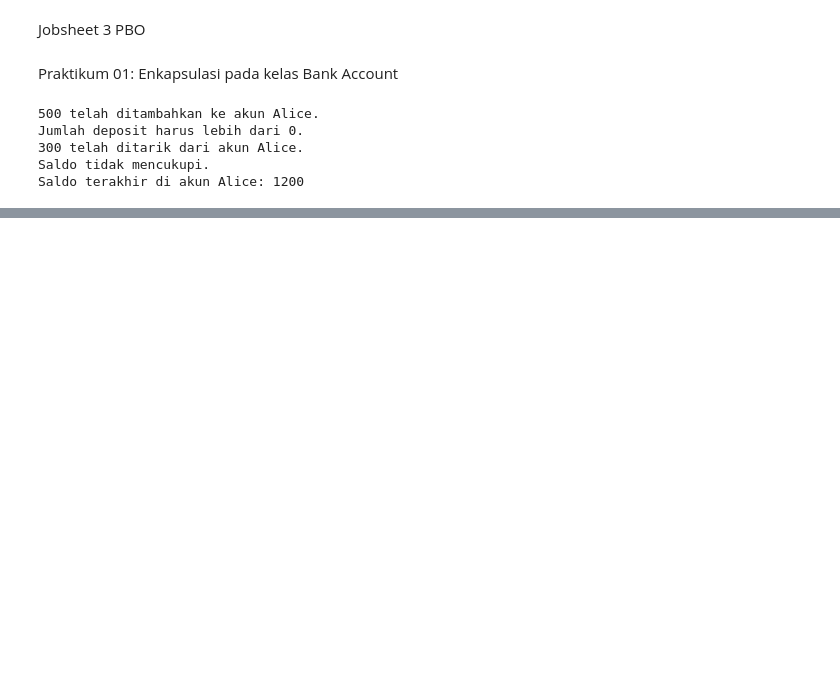
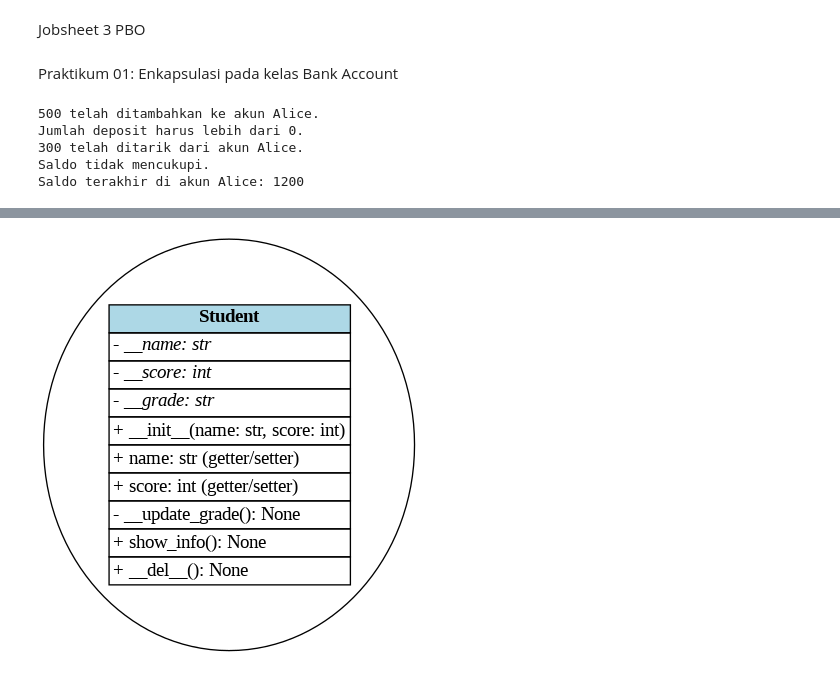
Before and after one commit to AlmahdiPen/2025_PBO_TI-1A, a Jupyter notebook: Jobsheet3.ipynb, the cells around one changed output, grey strips where cells are left out. Cells and saved outputs as stored; diff of their text form; code cells hidden in the pictures; blank space fills up the shorter version.

```diff
--- a/Jobsheet3.ipynb
+++ b/Jobsheet3.ipynb
@@ -60,0 +446,31 @@ Saldo terakhir di akun Alice: 1200
+# %%
+# Install graphviz jika belum terpasang
+!pip install graphviz
+
+from graphviz import Digraph
+from IPython.display import Image
+
+# Buat objek diagram
+dot = Digraph('Student UML', format='png')
+
+# Tambahkan node untuk kelas Student menggunakan HTML-like label
+dot.node('Student', '''<
+<TABLE BORDER="0" CELLBORDER="1" CELLSPACING="0">
+  <TR><TD BGCOLOR="lightblue"><B>Student</B></TD></TR>
+  <TR><TD ALIGN="LEFT"><I>- __name: str</I></TD></TR>
+  <TR><TD ALIGN="LEFT"><I>- __score: int</I></TD></TR>
+  <TR><TD ALIGN="LEFT"><I>- __grade: str</I></TD></TR>
+  <TR><TD ALIGN="LEFT">+ __init__(name: str, score: int)</TD></TR>
+  <TR><TD ALIGN="LEFT">+ name: str (getter/setter)</TD></TR>
+  <TR><TD ALIGN="LEFT">+ score: int (getter/setter)</TD></TR>
+  <TR><TD ALIGN="LEFT">- __update_grade(): None</TD></TR>
+  <TR><TD ALIGN="LEFT">+ show_info(): None</TD></TR>
+  <TR><TD ALIGN="LEFT">+ __del__(): None</TD></TR>
+</TABLE>>''')
+
+# Simpan ke file dan tampilkan
+dot.render('student_uml_diagram', cleanup=False)
+
+# Tampilkan di Google Colab
+Image(filename='student_uml_diagram.png')
+# %% [output]
@@ -60,0 +478 @@ Saldo terakhir di akun Alice: 1200
+[figure, added]
```
Also changed, not shown: parts of 13 cells of this notebook.
